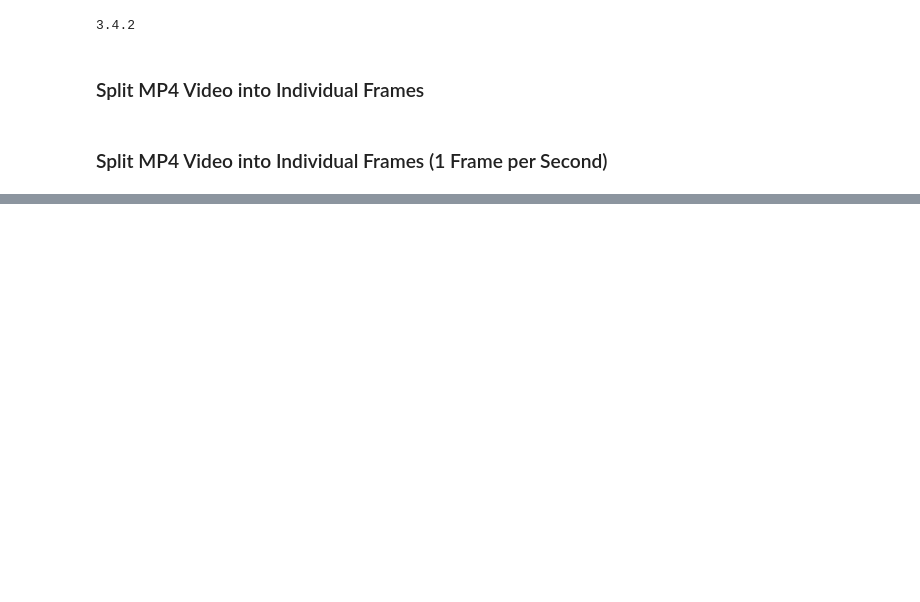
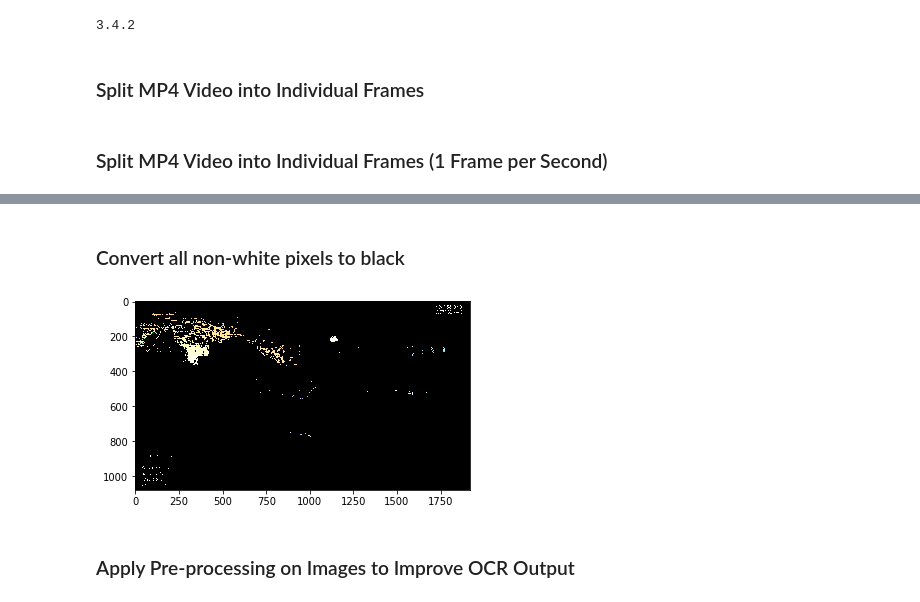
Before and after one commit to sasha-kap/Image_projects, a Jupyter notebook: Video_Processing.ipynb, the cells around one changed output, grey strips where cells are left out. Drawn from its saved outputs; the diff is of its cells as text; code cells hidden in the pictures; blank space fills up the shorter version.

```diff
--- a/Video_Processing.ipynb
+++ b/Video_Processing.ipynb
@@ -46,0 +116,12 @@ vidcap.release() #closes video file or capturing device
+# %% [markdown]
+### Convert all non-white pixels to black
+# %%
+img = cv2.imread('./frames_lmtd/frame32.jpg')
+img[np.where((img != [255,255,255]).all(axis=2))] = [0,0,0]
+# %%
+plt.imshow(img)
+plt.show()
+# %% [output]
+[figure, added]
+# %% [markdown]
+### Apply Pre-processing on Images to Improve OCR Output
```
Also changed, not shown: parts of 16 cells of this notebook.
